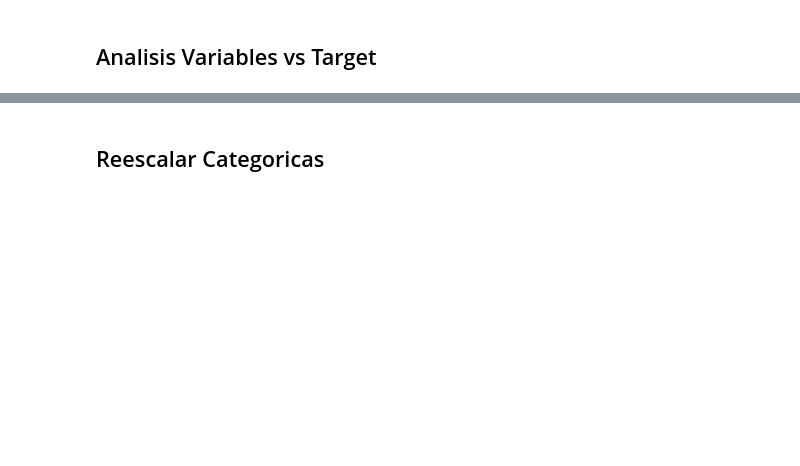
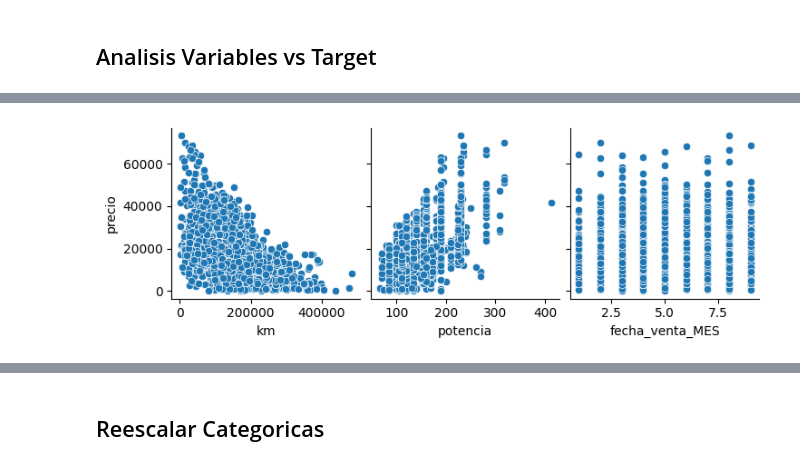
Before and after one commit to rsteelh/bmw-pricing, a Jupyter notebook: entregable1-rs.ipynb, the cells around one changed output, grey strips where cells are left out. Saved outputs shown, nothing was run; the diff lists cells and outputs as text; code cells hidden in the pictures; blank space fills up the shorter version.

```diff
--- a/entregable1-rs.ipynb
+++ b/entregable1-rs.ipynb
@@ -264,3 +625,8 @@ for i in df6:
+# %%
+sns.pairplot(df6,x_vars=["km","potencia","fecha_venta_MES"], y_vars=target)
+plt.show()
+# %% [output]
+[figure, added]
 # %%
 sns.pairplot(df6,x_vars=lbool, y_vars=target)
 plt.show()
```
Also changed, not shown: parts of 51 cells of this notebook.
